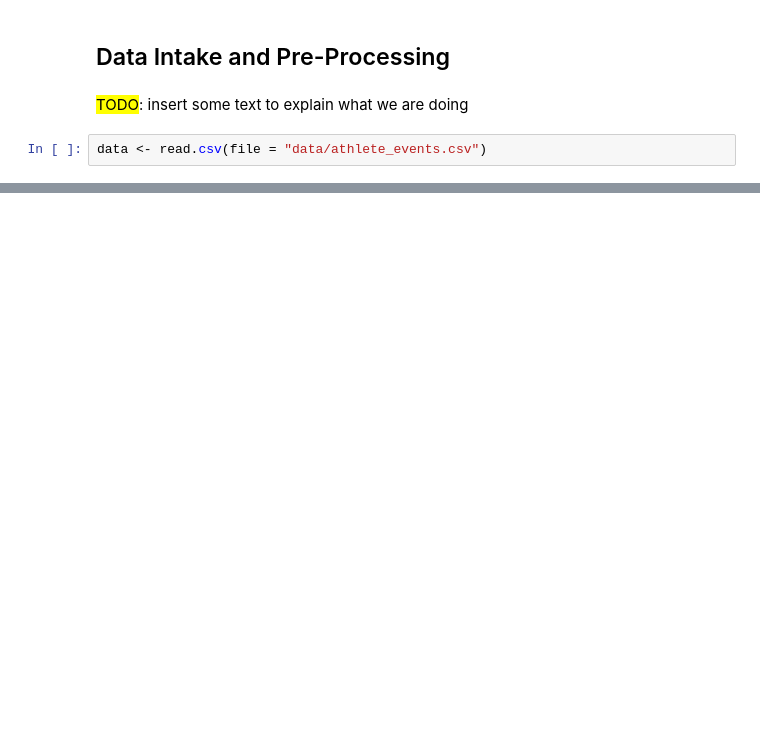
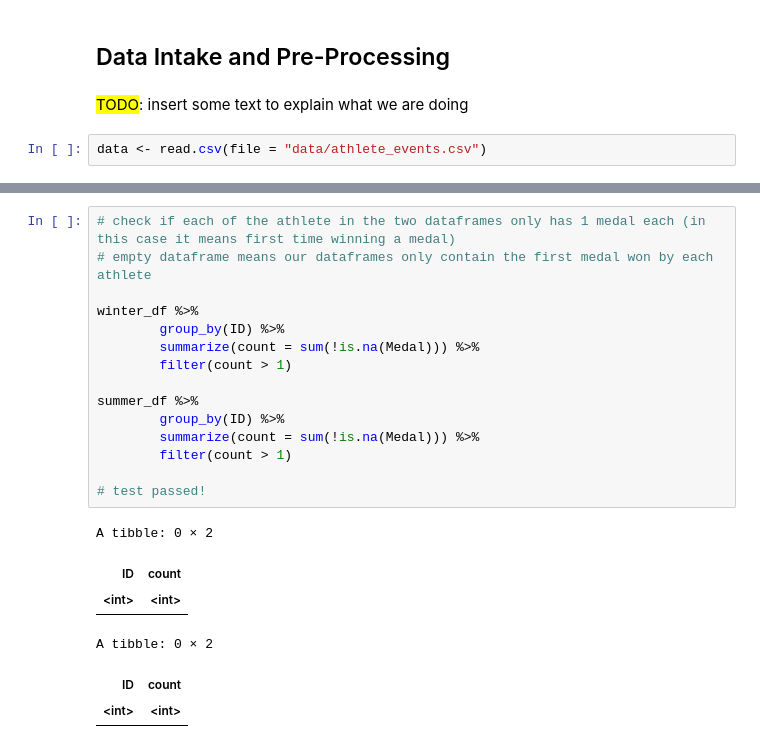
Before and after one commit to KevinSaigon/stat-201-project, a Jupyter notebook: project-proposal.ipynb, the cells around one changed output, grey strips where cells are left out. Saved outputs shown, nothing was run; the diff lists cells and outputs as text; blank space fills up the shorter version.

```diff
--- a/project-proposal.ipynb
+++ b/project-proposal.ipynb
@@ -62,3 +81,25 @@ A data.frame: 6 × 15
 | 4 | 16616 | Thomas Edmund "Tom" Burke | M | 21 | 183 | 66 | United States | USA | 1896 Summer | 1896 | Summer | ... |
 | 5 | 17492 | Eugne Henri Callot | M | 20 | NA | NA | France | FRA | 1896 Summer | 1896 | Summer | ... |
 | 6 | 18785 | Demetrius Emmanuel Casdagli | M | 23 | NA | NA | Greece | GRE | 1896 Summer | 1896 | Summer | ... |
+# %%
+# check if each of the athlete in the two dataframes only has 1 medal each (in this case it means first time winning a medal)
+# empty dataframe means our dataframes only contain the first medal won by each athlete
+
+winter_df %>%
+        group_by(ID) %>%
+        summarize(count = sum(!is.na(Medal))) %>%
+        filter(count > 1)
+
+summer_df %>%
+        group_by(ID) %>%
+        summarize(count = sum(!is.na(Medal))) %>%
+        filter(count > 1)
+
+# test passed!
+# %% [output]
+A tibble: 0 × 2
+| ID | count |
+| <int> | <int> |
+A tibble: 0 × 2
+| ID | count |
+| <int> | <int> |
```
Also changed, not shown: parts of 3 cells of this notebook.
